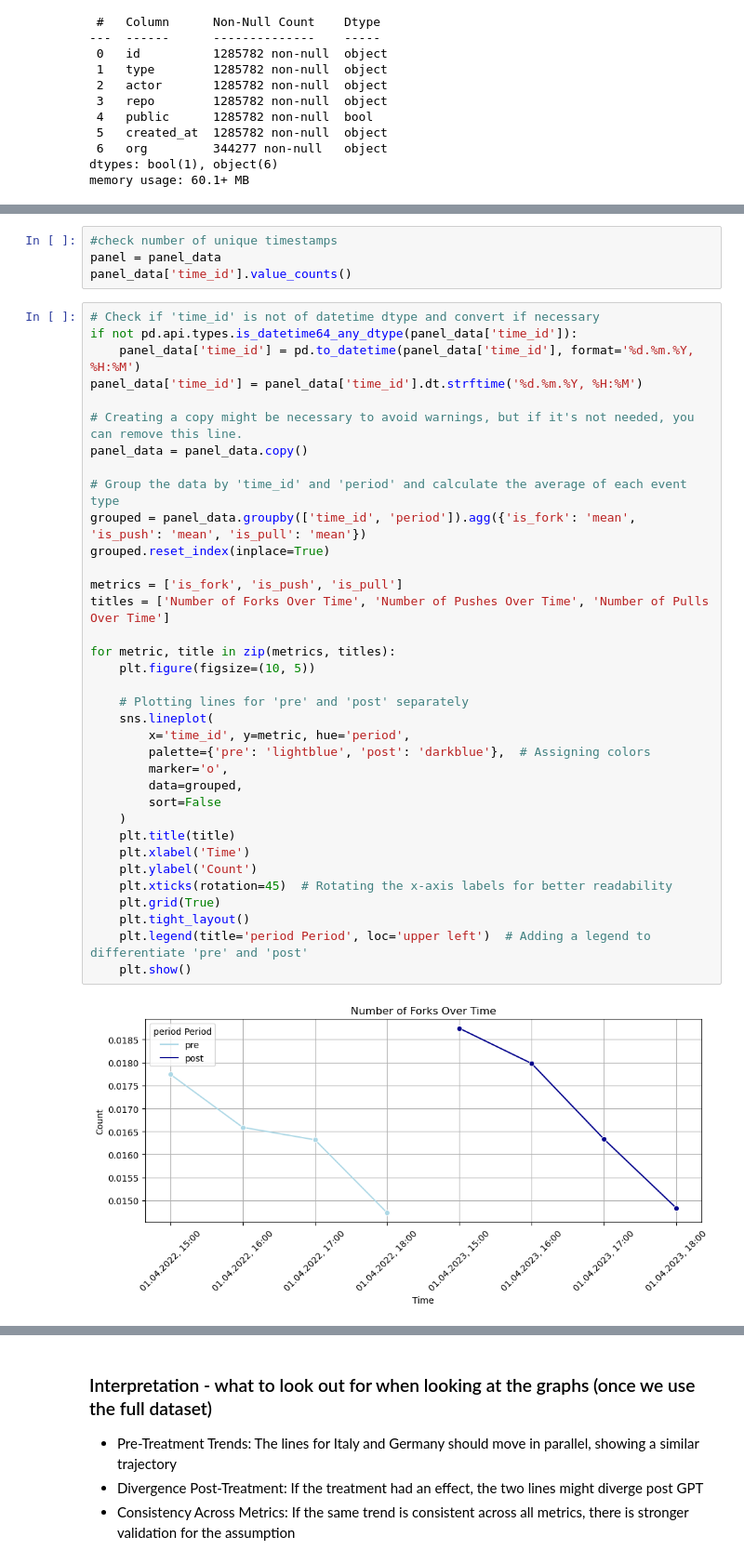
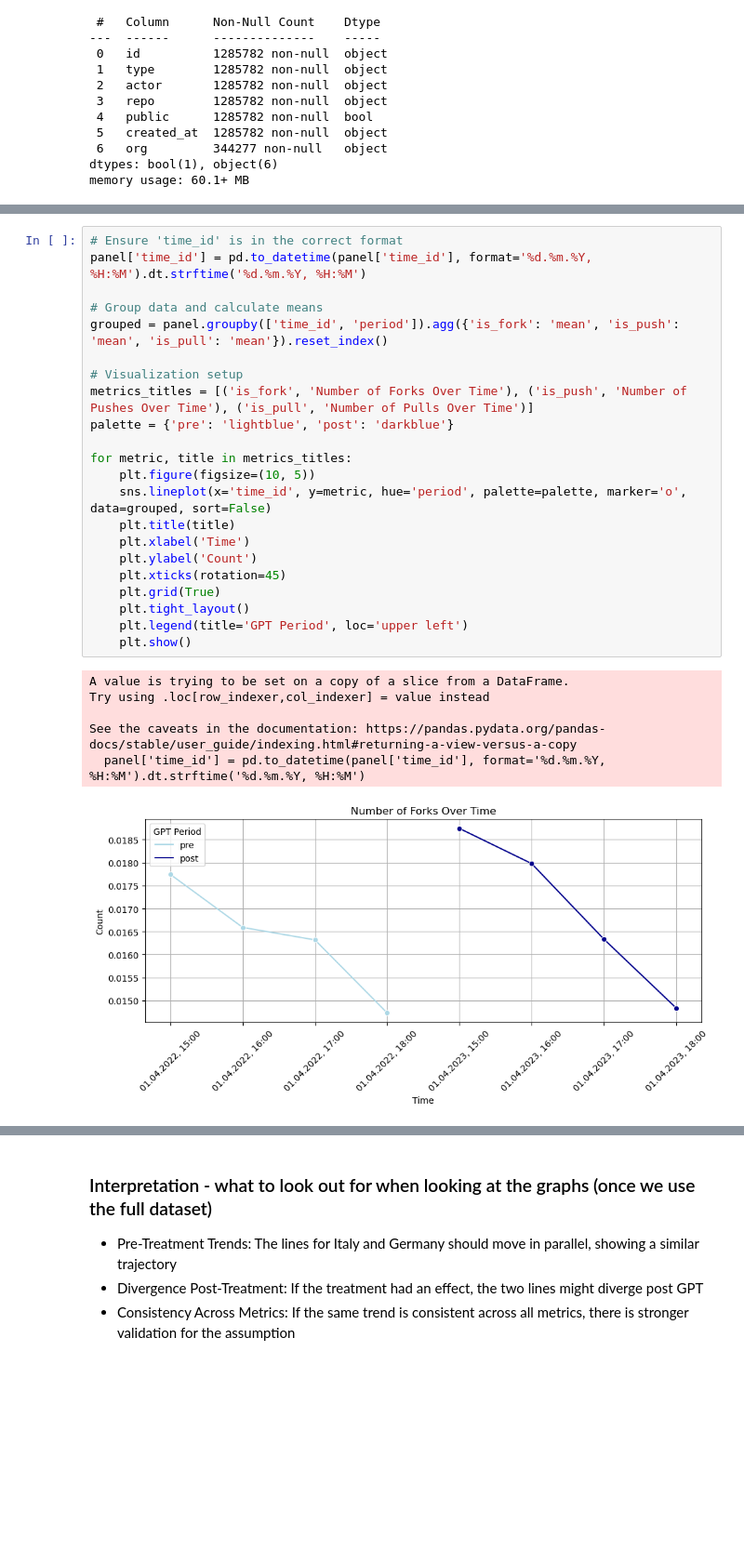
Before and after one commit to Nik-mundt/Work_Project, a Jupyter notebook: Collaboration_Variable.ipynb, the cells around one changed output, grey strips where cells are left out. Shown at 93% size. Cells and saved outputs as stored; diff of their text form; blank space fills up the shorter version.

```diff
--- a/Collaboration_Variable.ipynb
+++ b/Collaboration_Variable.ipynb
@@ -221,41 +253,29 @@ panel_data.head()
-# %%
-#check number of unique timestamps
-panel = panel_data
-panel_data['time_id'].value_counts()
 # %%
-# Check if 'time_id' is not of datetime dtype and convert if necessary
-if not pd.api.types.is_datetime64_any_dtype(panel_data['time_id']):
-    panel_data['time_id'] = pd.to_datetime(panel_data['time_id'], format='%d.%m.%Y, %H:%M')
-panel_data['time_id'] = panel_data['time_id'].dt.strftime('%d.%m.%Y, %H:%M')
+# Ensure 'time_id' is in the correct format
+panel['time_id'] = pd.to_datetime(panel['time_id'], format='%d.%m.%Y, %H:%M').dt.strftime('%d.%m.%Y, %H:%M')
 
-# Creating a copy might be necessary to avoid warnings, but if it's not needed, you can remove this line.
-panel_data = panel_data.copy()
+# Group data and calculate means
+grouped = panel.groupby(['time_id', 'period']).agg({'is_fork': 'mean', 'is_push': 'mean', 'is_pull': 'mean'}).reset_index()
 
-# Group the data by 'time_id' and 'period' and calculate the average of each event type
-grouped = panel_data.groupby(['time_id', 'period']).agg({'is_fork': 'mean', 'is_push': 'mean', 'is_pull': 'mean'})
-grouped.reset_index(inplace=True)
+# Visualization setup
+metrics_titles = [('is_fork', 'Number of Forks Over Time'), ('is_push', 'Number of Pushes Over Time'), ('is_pull', 'Number of Pulls Over Time')]
+palette = {'pre': 'lightblue', 'post': 'darkblue'}
 
-metrics = ['is_fork', 'is_push', 'is_pull']
-titles = ['Number of Forks Over Time', 'Number of Pushes Over Time', 'Number of Pulls Over Time']
-
-for metric, title in zip(metrics, titles):
+for metric, title in metrics_titles:
     plt.figure(figsize=(10, 5))
-
-    # Plotting lines for 'pre' and 'post' separately
-    sns.lineplot(
-        x='time_id', y=metric, hue='period',
-        palette={'pre': 'lightblue', 'post': 'darkblue'},  # Assigning colors
-        marker='o',
-        data=grouped,
-        sort=False
-    )
+    sns.lineplot(x='time_id', y=metric, hue='period', palette=palette, marker='o', data=grouped, sort=False)
     plt.title(title)
     plt.xlabel('Time')
     plt.ylabel('Count')
-    plt.xticks(rotation=45)  # Rotating the x-axis labels for better readability
+    plt.xticks(rotation=45)
     plt.grid(True)
     plt.tight_layout()
-    plt.legend(title='period Period', loc='upper left')  # Adding a legend to differentiate 'pre' and 'post'
+    plt.legend(title='GPT Period', loc='upper left')
     plt.show()
 # %% [output]
+A value is trying to be set on a copy of a slice from a DataFrame.
+Try using .loc[row_indexer,col_indexer] = value instead
+
+See the caveats in the documentation: https://pandas.pydata.org/pandas-docs/stable/user_guide/indexing.html#returning-a-view-versus-a-copy
+  panel['time_id'] = pd.to_datetime(panel['time_id'], format='%d.%m.%Y, %H:%M').dt.strftime('%d.%m.%Y, %H:%M')
-[figure, old version]
+[figure, new version]
```
Also changed, not shown: parts of 33 cells of this notebook.
